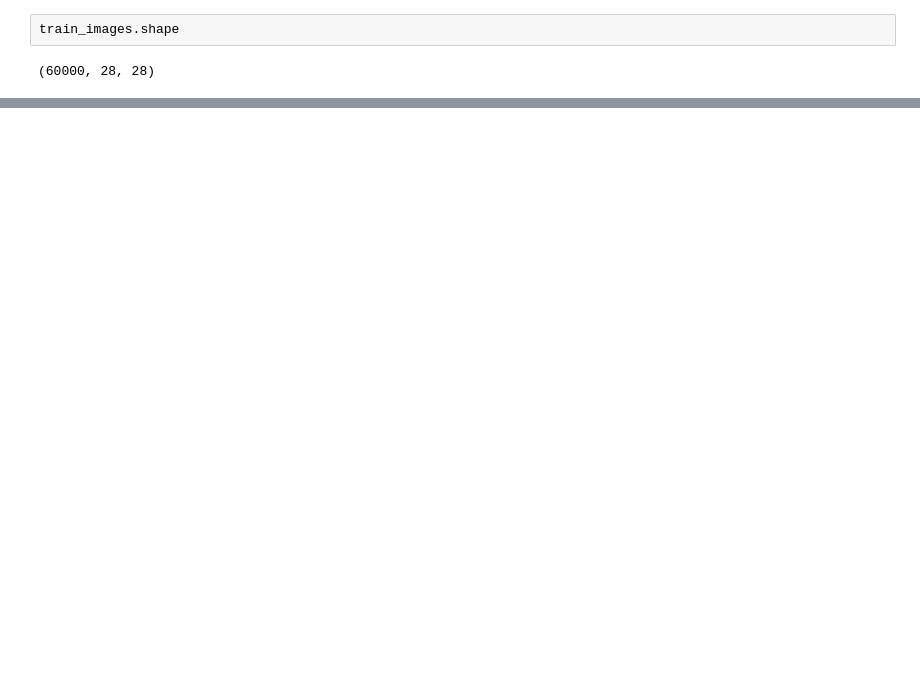
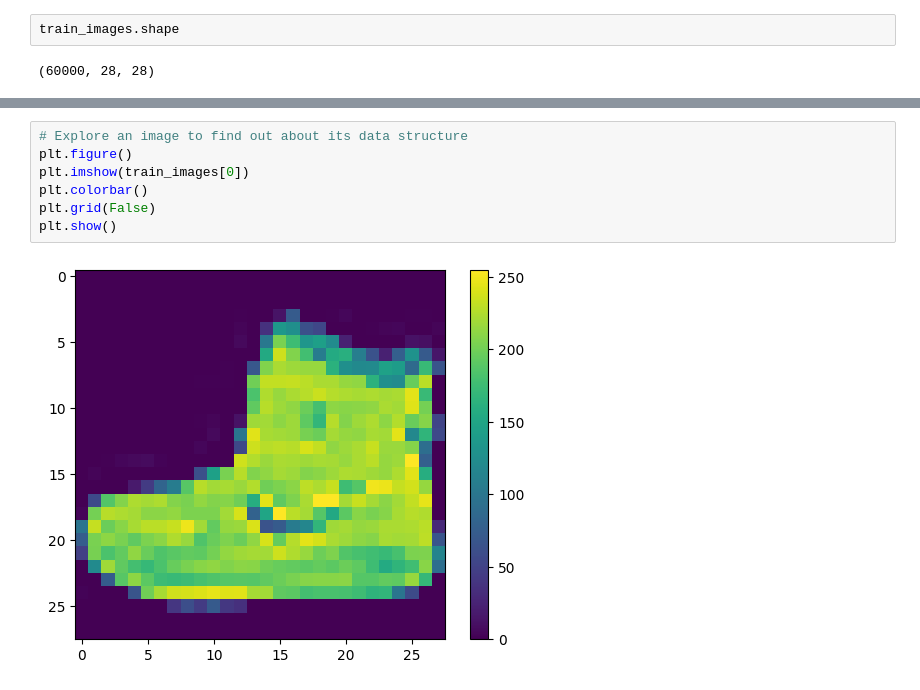
Before and after one commit to antonpious/tensorflow-playground, a Jupyter notebook: classification.ipynb, the cells around one changed output, grey strips where cells are left out. Drawn from its saved outputs; the diff is of its cells as text; blank space fills up the shorter version.

```diff
--- a/classification.ipynb
+++ b/classification.ipynb
@@ -31,0 +71,9 @@ train_images.shape
+# %%
+# Explore an image to find out about its data structure
+plt.figure()
+plt.imshow(train_images[0])
+plt.colorbar()
+plt.grid(False)
+plt.show()
+# %% [output]
+[figure, added]
```
Also changed, not shown: parts of 15 cells of this notebook.
